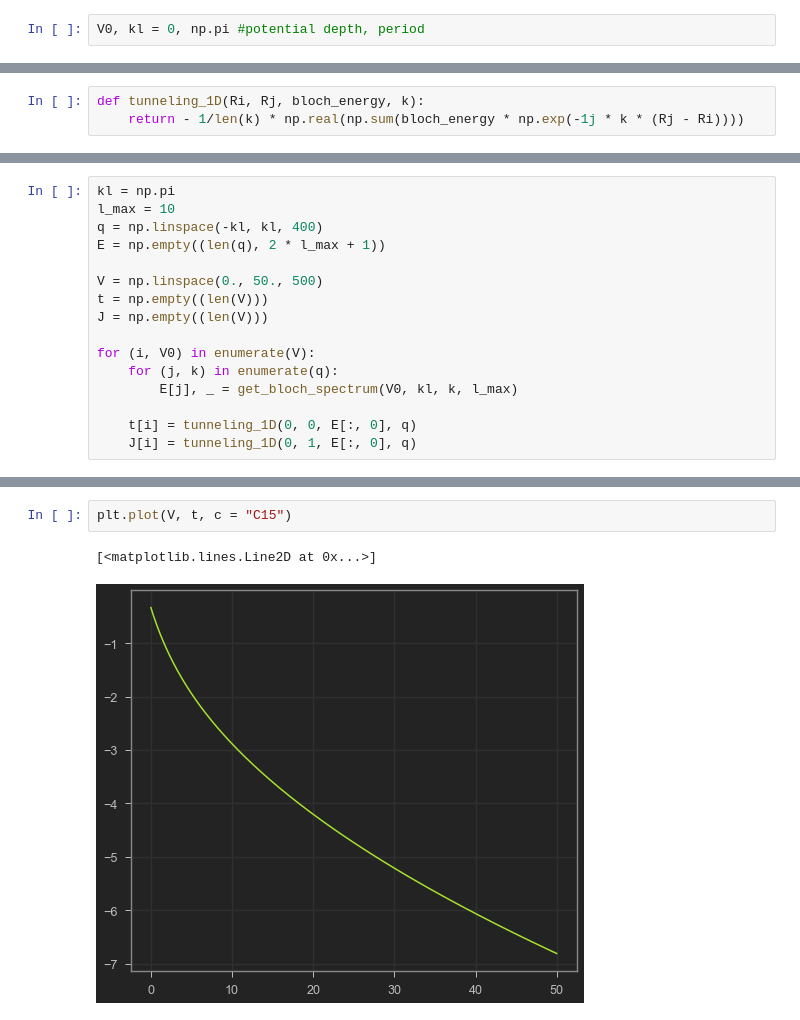
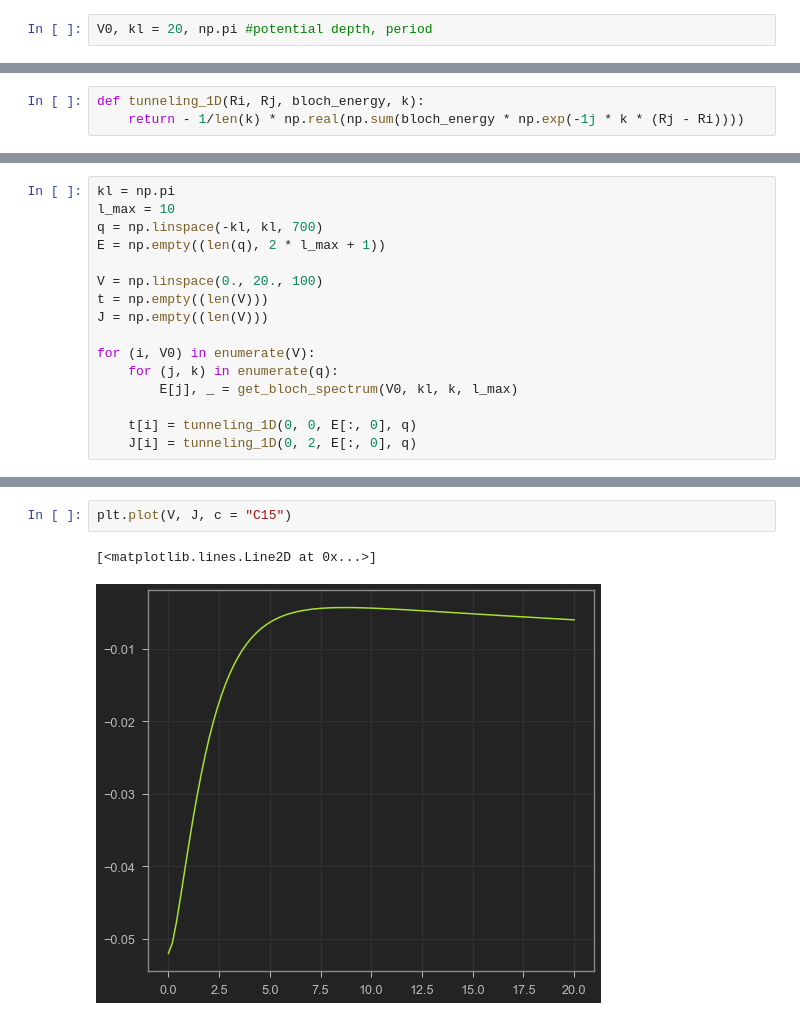
Before and after one commit to 20akshay00/MSThesis, a Jupyter notebook: src/Calculating_WaveFunc/Wannier.ipynb, the cells around one changed output, grey strips where cells are left out. Saved outputs shown, nothing was run; the diff lists cells and outputs as text.

```diff
--- a/src/Calculating_WaveFunc/Wannier.ipynb
+++ b/src/Calculating_WaveFunc/Wannier.ipynb
@@ -17,7 +17,7 @@ def get_bloch_spectrum(V0, kl, q, l_max):
 # Define periodic potential
 $$V = V_0 \cdot \sin^2(k_l x)$$
 # %%
-V0, kl = 0, np.pi #potential depth, period
+V0, kl = 20, np.pi #potential depth, period
 # %% [markdown]
 # Construct and diagonalize hamiltonian
 
@@ -75,10 +79,10 @@ def tunneling_1D(Ri, Rj, bloch_energy, k):
 # %%
 kl = np.pi
 l_max = 10
-q = np.linspace(-kl, kl, 400)
+q = np.linspace(-kl, kl, 700)
 E = np.empty((len(q), 2 * l_max + 1))
 
-V = np.linspace(0., 50., 500)
+V = np.linspace(0., 20., 100)
 t = np.empty((len(V)))
 J = np.empty((len(V)))
 
@@ -87,4 +91,4 @@ for (i, V0) in enumerate(V):
         E[j], _ = get_bloch_spectrum(V0, kl, k, l_max)
 
     t[i] = tunneling_1D(0, 0, E[:, 0], q)
-    J[i] = tunneling_1D(0, 1, E[:, 0], q)
+    J[i] = tunneling_1D(0, 2, E[:, 0], q)
@@ -91,5 +102,5 @@ for (i, V0) in enumerate(V):
 # %%
-plt.plot(V, t, c = "C15")
+plt.plot(V, J, c = "C15")
 # %% [output]
 [<matplotlib.lines.Line2D at 0x...>]
-[figure, old version]
+[figure, new version]
```
Also changed, not shown: parts of 4 cells of this notebook, 6 other files.
